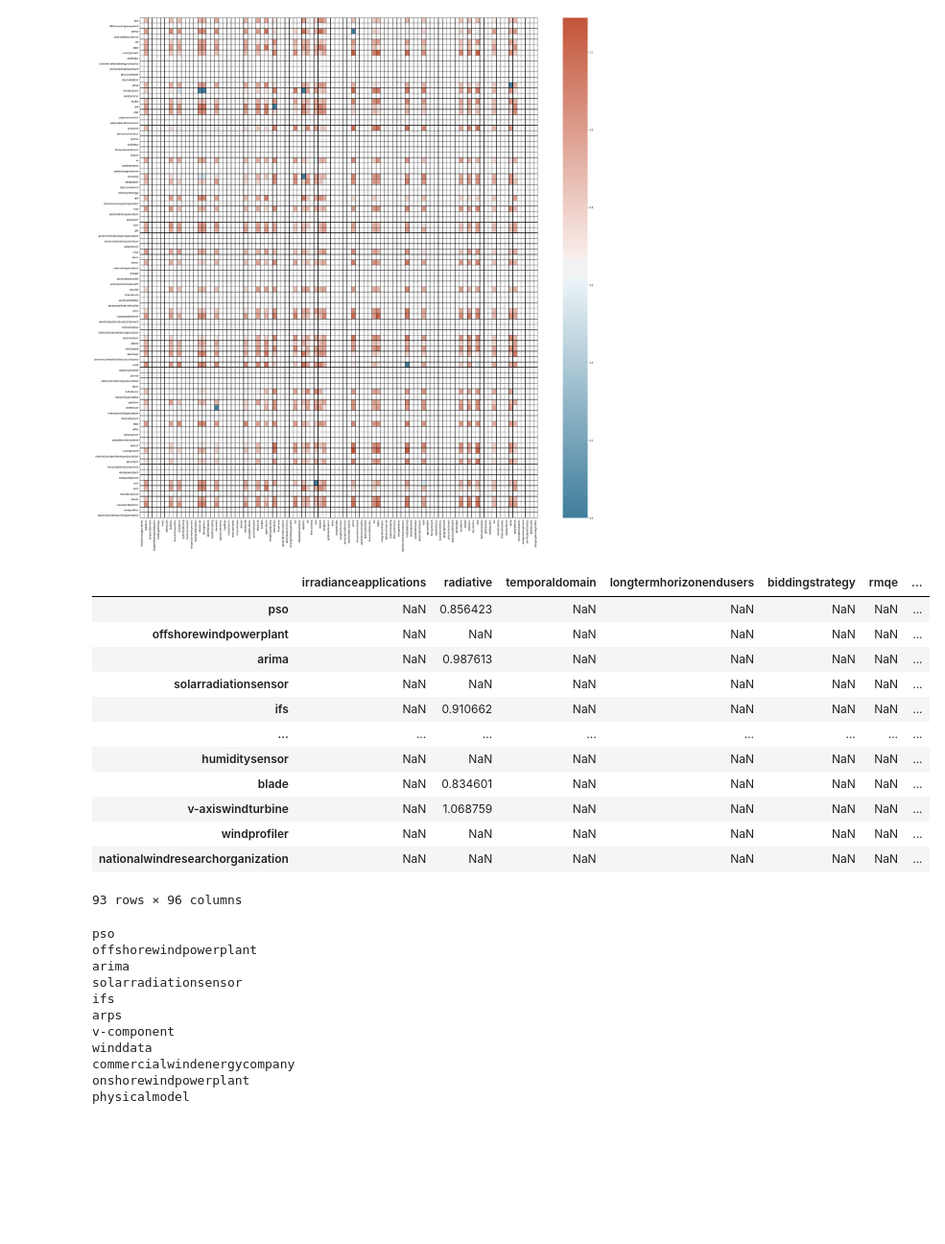
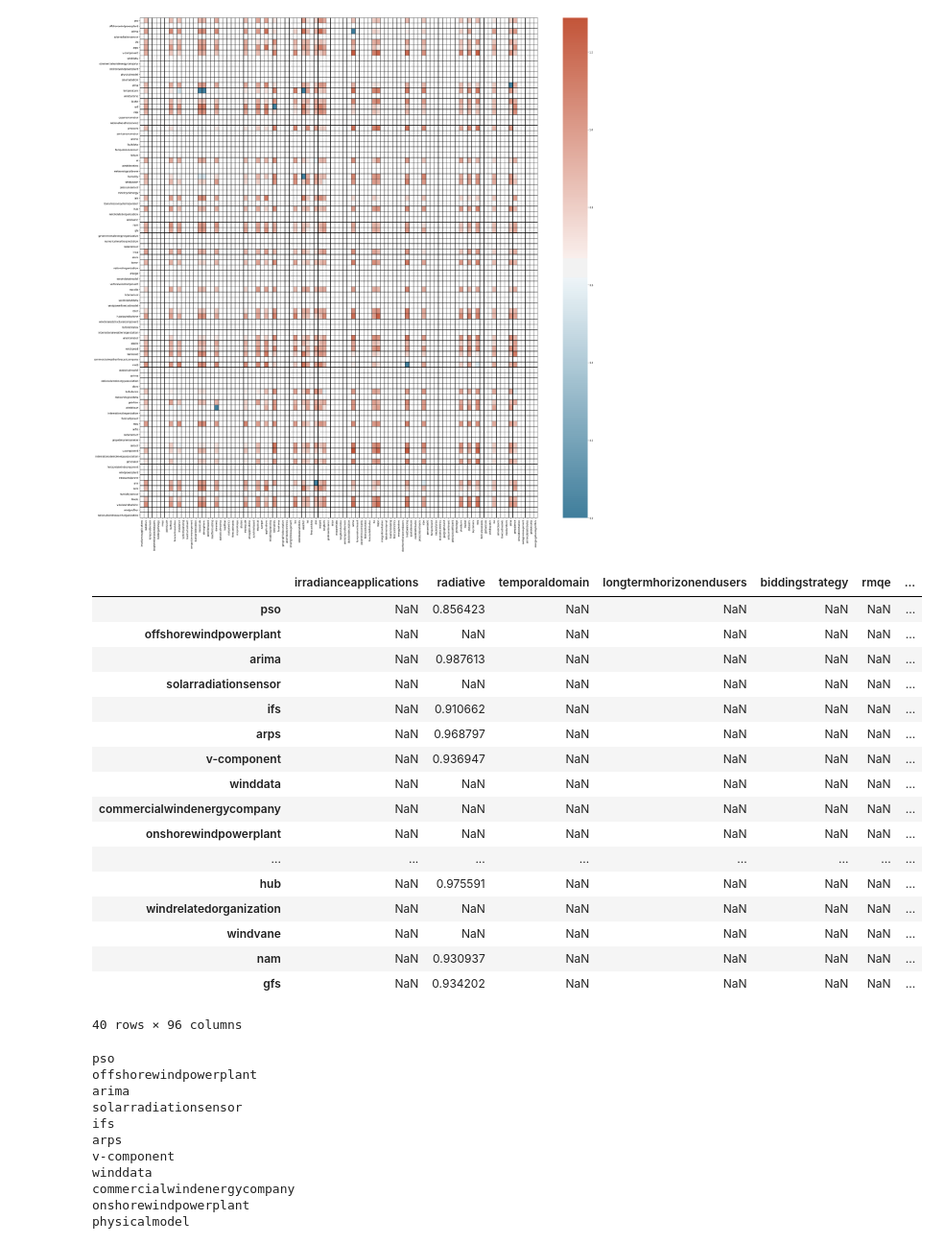
Before and after one commit to Atit-Bashyal/Ontology-matching, a Jupyter notebook: Untitled.ipynb, the cells around one changed output. Shown at 96% size. Drawn from its saved outputs; the diff is of its cells as text; code cells hidden in the pictures; blank space fills up the shorter version.

```diff
--- a/Untitled.ipynb
+++ b/Untitled.ipynb
@@ -420,18 +421,23 @@ sim_plot(sim_df_spacy, 0.5)
 # %% [output]
 [figure]
 # %%
-sim_df_spacy
+sim_df_spacy.head(40)
 # %% [output]
 |  | irradianceapplications | radiative | temporaldomain | longtermhorizonendusers | biddingstrategy | rmqe | ... |
 | pso | NaN | 0.856423 | NaN | NaN | NaN | NaN | ... |
 | offshorewindpowerplant | NaN | NaN | NaN | NaN | NaN | NaN | ... |
 | arima | NaN | 0.987613 | NaN | NaN | NaN | NaN | ... |
 | solarradiationsensor | NaN | NaN | NaN | NaN | NaN | NaN | ... |
 | ifs | NaN | 0.910662 | NaN | NaN | NaN | NaN | ... |
+| arps | NaN | 0.968797 | NaN | NaN | NaN | NaN | ... |
+| v-component | NaN | 0.936947 | NaN | NaN | NaN | NaN | ... |
+| winddata | NaN | NaN | NaN | NaN | NaN | NaN | ... |
+| commercialwindenergycompany | NaN | NaN | NaN | NaN | NaN | NaN | ... |
+| onshorewindpowerplant | NaN | NaN | NaN | NaN | NaN | NaN | ... |
 | ... | ... | ... | ... | ... | ... | ... | ... |
-| humiditysensor | NaN | NaN | NaN | NaN | NaN | NaN | ... |
-| blade | NaN | 0.834601 | NaN | NaN | NaN | NaN | ... |
-| v-axiswindturbine | NaN | 1.068759 | NaN | NaN | NaN | NaN | ... |
-| windprofiler | NaN | NaN | NaN | NaN | NaN | NaN | ... |
-| nationalwindresearchorganization | NaN | NaN | NaN | NaN | NaN | NaN | ... |
+| hub | NaN | 0.975591 | NaN | NaN | NaN | NaN | ... |
+| windrelatedorganization | NaN | NaN | NaN | NaN | NaN | NaN | ... |
+| windvane | NaN | NaN | NaN | NaN | NaN | NaN | ... |
+| nam | NaN | 0.930937 | NaN | NaN | NaN | NaN | ... |
+| gfs | NaN | 0.934202 | NaN | NaN | NaN | NaN | ... |
-93 rows × 96 columns
+40 rows × 96 columns
```
Also changed, not shown: parts of 2 cells of this notebook, 55 other files.
